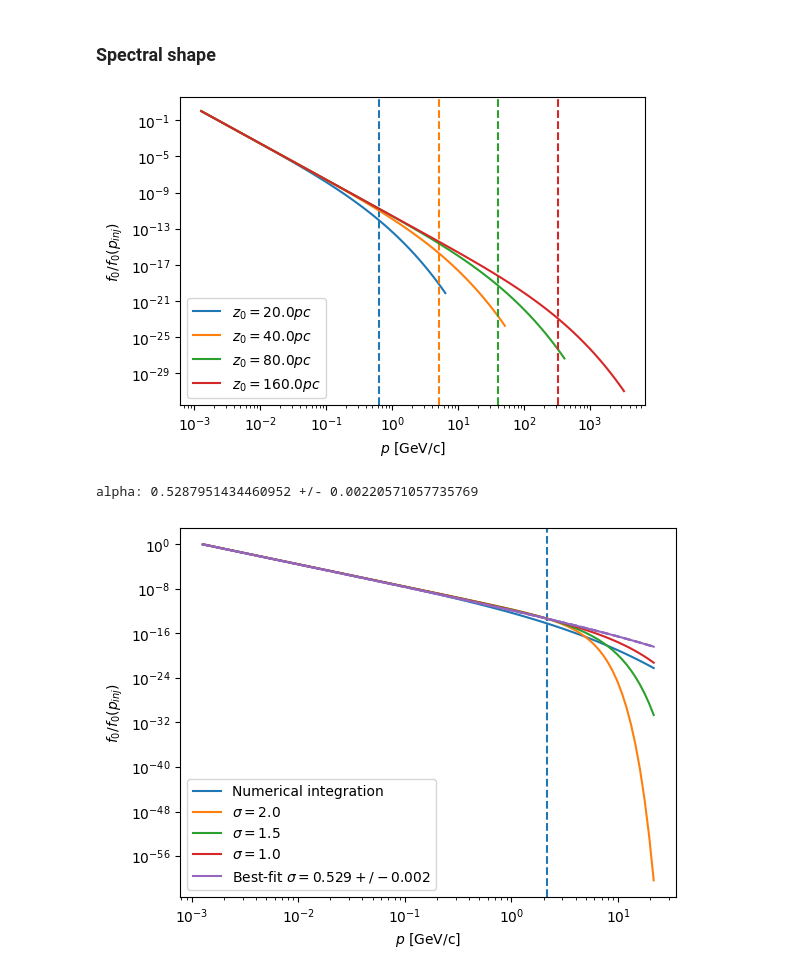
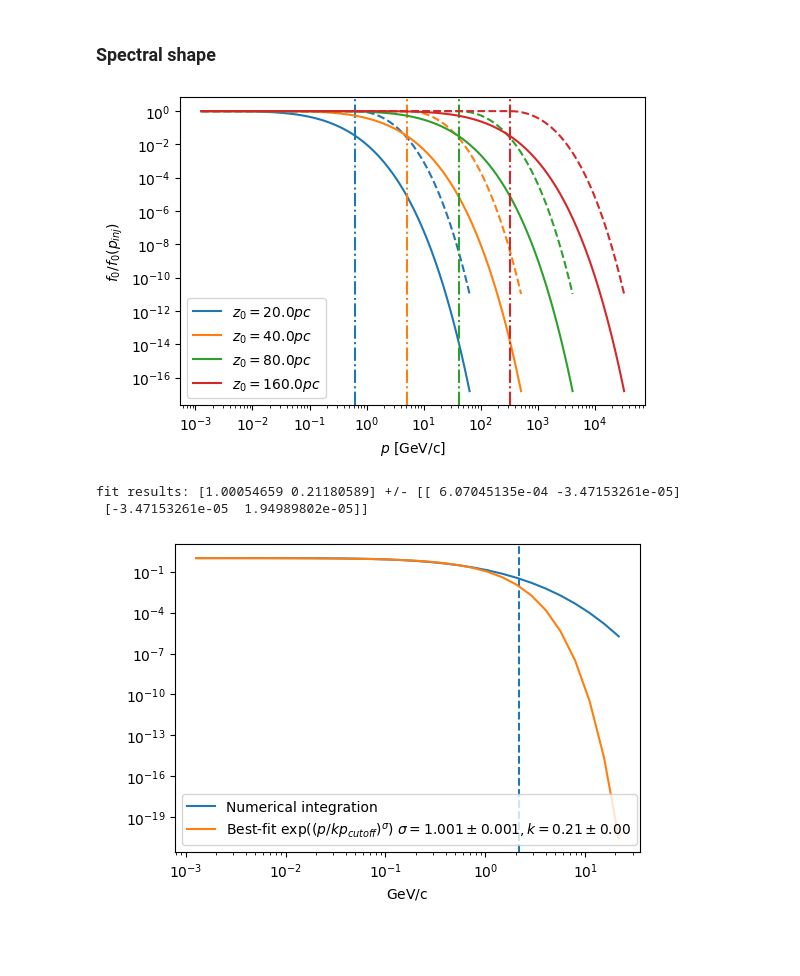
Before and after one commit to nj-vs-vh/gssi-he-th, a Jupyter notebook: 17 Spectrum Calculation and Boundary Conditions in Planar Shock with Free Escape Surface.ipynb, the cells around one changed output. Cells and saved outputs as stored; diff of their text form; code cells hidden in the pictures; blank space fills up the shorter version.

```diff
--- a/17 Spectrum Calculation and Boundary Conditions in Planar Shock with Free Escape Surface.ipynb
+++ b/17 Spectrum Calculation and Boundary Conditions in Planar Shock with Free Escape Surface.ipynb
@@ -36,7 +36,7 @@ Boundary condition:
 ## Basic geometry and shock properties
 # %%
 r = 4  # compression factor
-sigma = 3 * r / (r - 1)
+alpha = 3 * r / (r - 1)
 V = 1e-4 * const.c
 z0_example = 10 * u.pc
 # %%
@@ -228,84 +268,84 @@ _, ax = plt.subplots(figsize=(6, 4))
 
 for z0 in [20 * u.pc, 40 * u.pc, 80 * u.pc, 160 * u.pc]:
     l0 = D0 / V
-    p_cutoff = p0 * (z0 / l0)**(1/delta)
-    p_grid = np.logspace(log10pinj, 1 + np.log10(p_cutoff.to(GeV_over_c).value), 100) * GeV_over_c
+    p_cutoff = p0 * (z0 / l0) ** (1 / delta)
+    p_grid = (
+        np.logspace(log10pinj, 2 + np.log10(p_cutoff.to(GeV_over_c).value), 100)
+        * GeV_over_c
+    )
+    power_law = (p_grid / p_inj)**(-4)
     line, *_ = ax.loglog(
         p_grid,
-        np.array([n_p_shape(p, z0=z0) for p in p_grid]),
+        np.array([f_0_shape_numint(p, z0=z0) for p in p_grid]) / power_law,
         label=f"$z_0 = {z0}$",
     )
-    ax.axvline(p_cutoff, color=line.get_color(), linestyle="--")
+    ax.loglog(
+        p_grid,
+        f_0_shape_approx(p_grid, z0) / power_law,
+        color=line.get_color(),
+        linestyle="--",
+    )
+    ax.axvline(p_cutoff, color=line.get_color(), linestyle="-.")
 
 label_axes(ax, "p", "f_0 / f_0(p_{inj})")
 ax.legend()
 plt.show()
 # %% [output]
-[figure, old version]
+[figure, new version]
 # %%
 import scipy.optimize
 
 
-fig, ax = plt.subplots()
+fig, ax = plt.subplots(figsize=(6, 4))
 
 z0_fit = 30 * u.pc
-l0 = D0 / V
 p_cutoff = p0 * (z0_fit / l0) ** (1 / delta)
 
 p_grid = (
-    np.logspace(log10pinj, 1 + np.log10(p_cutoff.to(GeV_over_c).value), 100)
+    np.logspace(log10pinj, 1 + np.log10(p_cutoff.to(GeV_over_c).value), 30)
     * GeV_over_c
 )
-spectrum = np.array([n_p_shape(p, z0=z0_fit) for p in p_grid])
-line, *_ = ax.loglog(p_grid, spectrum, label="Numerical integration")
+power_law = (p_grid / p_inj).decompose().value ** (-4)
+cutoff_shape = np.array([f_0_shape_numint(p, z0=z0_fit) for p in p_grid]) / power_law
+line, *_ = ax.loglog(p_grid, cutoff_shape, label="Numerical integration")
 ax.axvline(p_cutoff, color=line.get_color(), linestyle="--")
 
-# attempting to fit
+
+def cutoff(p: float | u.Quantity, sigma: float, mult: float):
+    if not isinstance(p, u.Quantity):
+        p = p * GeV_over_c
+    return np.exp(-((p / (mult * p_cutoff)) ** sigma))
 
 
-def cutoff(p, sigma):
-    p = p * GeV_over_c
-    return np.exp(-((p / p_cutoff) ** sigma))
-
-
-fitted = lambda sigma: (p_grid / p_inj) ** (-4) * cutoff(
-    p_grid.to(GeV_over_c).value, sigma=sigma
-)
-
-for sigma in (2.0, 1.5, 1.0):
-    ax.loglog(p_grid, fitted(sigma), label=f"$ \\sigma = {sigma} $")
+# for sigma in (2.0, 1.5, 1.0):
+#     ax.loglog(p_grid, cutoff(p_grid, sigma, 1.0), label=f"$ \\sigma = {sigma} $")
 
 popt, pcov = scipy.optimize.curve_fit(
     f=cutoff,
     xdata=p_grid.to(GeV_over_c).value,
-    ydata=(spectrum / ((p_grid / p_inj) ** (-4))).decompose().value,
-    p0=(1.0,),
-    bounds=(0.0, 5.0),
+    ydata=cutoff_shape,
+    p0=(1.0, 1.0),
+    bounds=([0.0, 0.0], [5.0, 10.0]),
 )
+print(f"fit results: {popt} +/- {pcov}")
 sigma_co = popt[0]
 sigma_co_err = pcov[0][0]
-print(f"alpha: {sigma_co} +/- {sigma_co_err}")
+mult = popt[1]
+mult_err = pcov[1][1]
 
 approxline, *_ = ax.loglog(
     p_grid,
-    fitted(sigma_co),
-    label=f"Best-fit $ \\sigma = {sigma_co:.3f} +/- {sigma_co_err:.3f} $",
+    cutoff(p_grid, sigma_co, mult),
+    label=f"Best-fit $ \\exp( (p / kp_{{cutoff}})^\\sigma ) $ $ \\sigma = {sigma_co:.3f} \\pm {sigma_co_err:.3f}, k = {mult:.2f} \\pm {mult_err:.2f} $",
 )
-for sign in (-1, 1):
-    ax.loglog(
-        p_grid,
-        fitted(sigma_co + sign * sigma_co_err),
-        color=approxline.get_color(),
-        linestyle="--",
-    )
-
 
 ax.legend()
-label_axes(ax, "p", "f_0 / f_0(p_{inj})")
+# label_axes(ax, "p", "f_0 / f_0(p_{inj})")
 plt.show()
 # %% [output]
-alpha: 0.5287951434460952 +/- 0.00220571057735769
+fit results: [1.00054659 0.21180589] +/- [[ 6.07045135e-04 -3.47153261e-05]
+ [-3.47153261e-05  1.94989802e-05]]
-[figure, old version]
+[figure, new version]
 # %%
 _, axes = plt.subplots(ncols=2, figsize=(10, 5))
 ax_z = axes[0]
```
Also changed, not shown: parts of 7 cells of this notebook.
